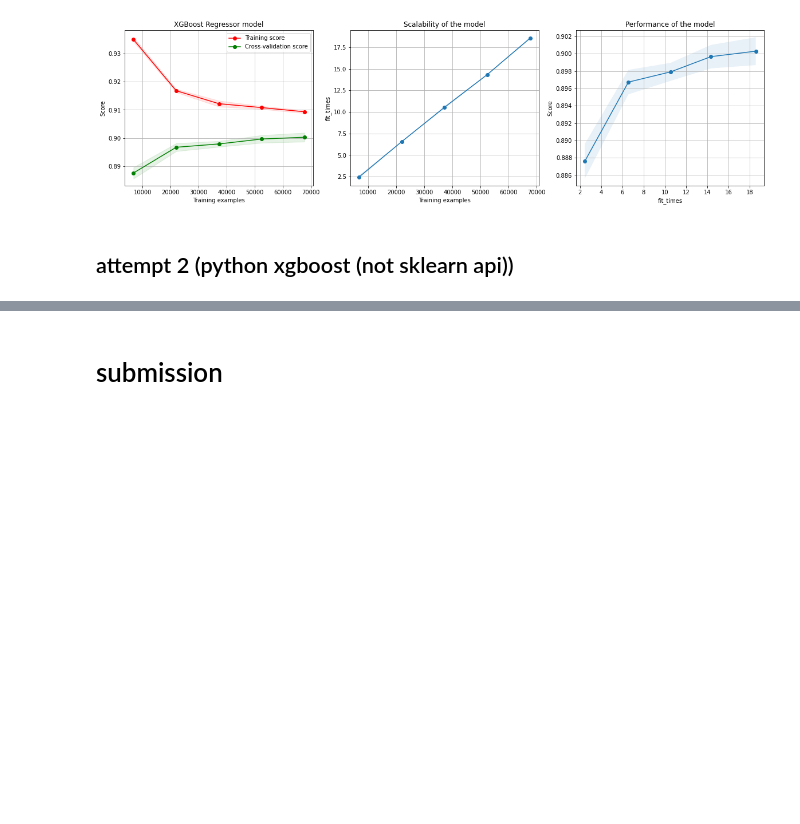
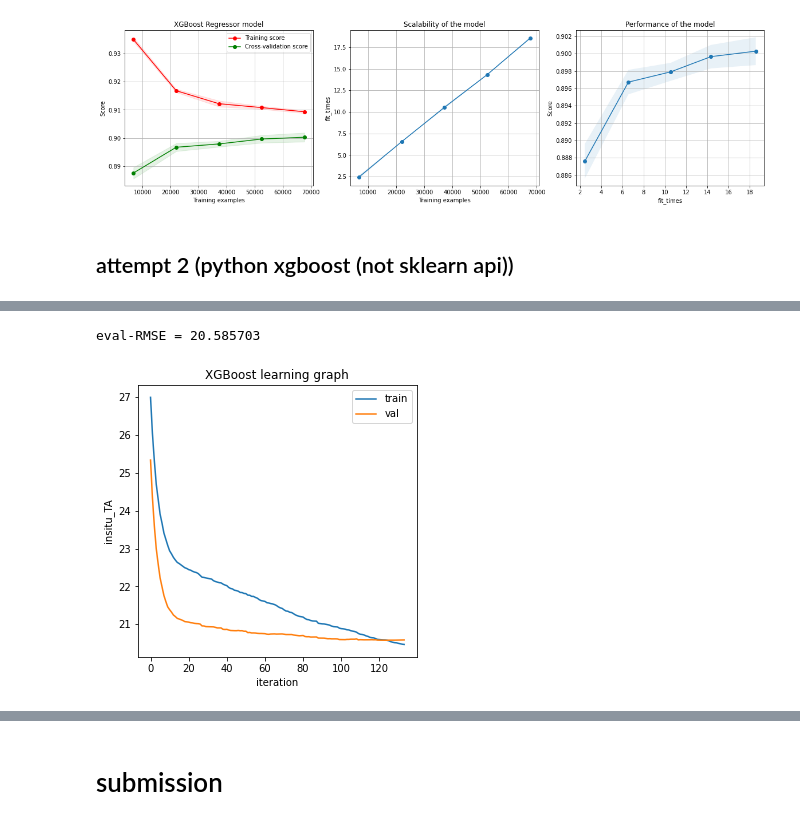
Before and after one commit to luanakwon/GroundTemperature, a Jupyter notebook: GroundTemp.ipynb, the cells around one changed output, grey strips where cells are left out. Saved outputs shown, nothing was run; the diff lists cells and outputs as text; code cells hidden in the pictures; blank space fills up the shorter version.

```diff
--- a/GroundTemp.ipynb
+++ b/GroundTemp.ipynb
@@ -615,10 +613,13 @@ plt.show()
 # %%
+# evals result
+evals_TA = {}
 # train TA
 model_TA = xgb.train(
     param,
     dtrain_TA,
-    num_boost_round=120,
+    num_boost_round=200,
     evals=evallist_TA,
-    early_stopping_rounds=15,
-    verbose_eval=30
+    early_stopping_rounds=10,
+    verbose_eval=20,
+    evals_result = evals_TA
 )
@@ -624,0 +639,15 @@ model_TA = xgb.train(
+# %%
+results = evals_TA
+print(f"eval-RMSE = {results['eval']['rmse'][-1]}")
+
+plt.figure(figsize=(5,5))
+plt.title('XGBoost learning graph')
+plt.ylabel('insitu_TA')
+plt.xlabel('iteration')
+plt.plot(results['train']['rmse'], label='train')
+plt.plot(results['eval']['rmse'], label='val')
+plt.legend()
+plt.show()
+# %% [output]
+eval-RMSE = 20.585703
+[figure, added]
```
Also changed, not shown: parts of 7 cells of this notebook.
